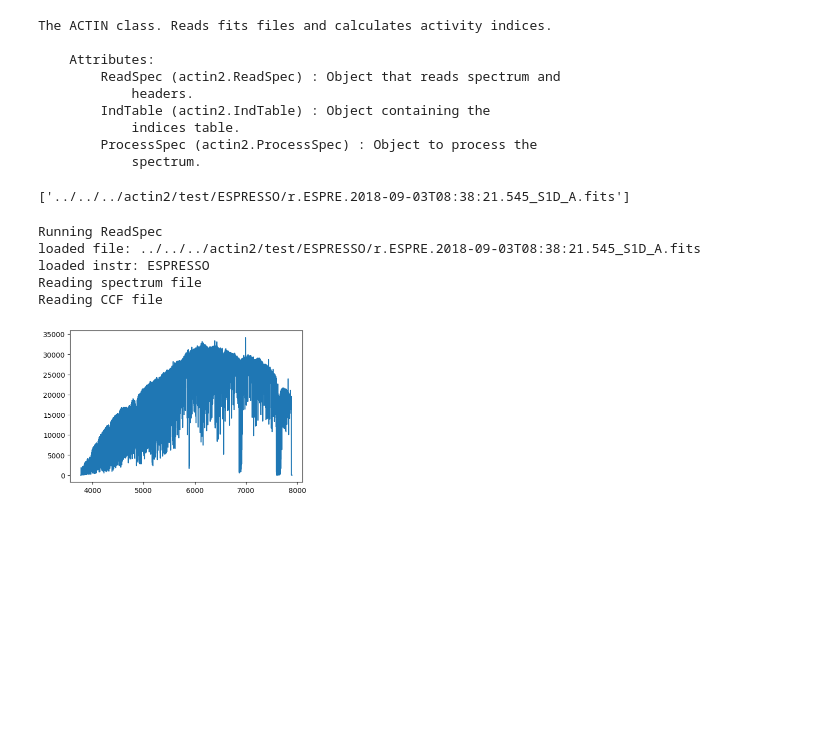
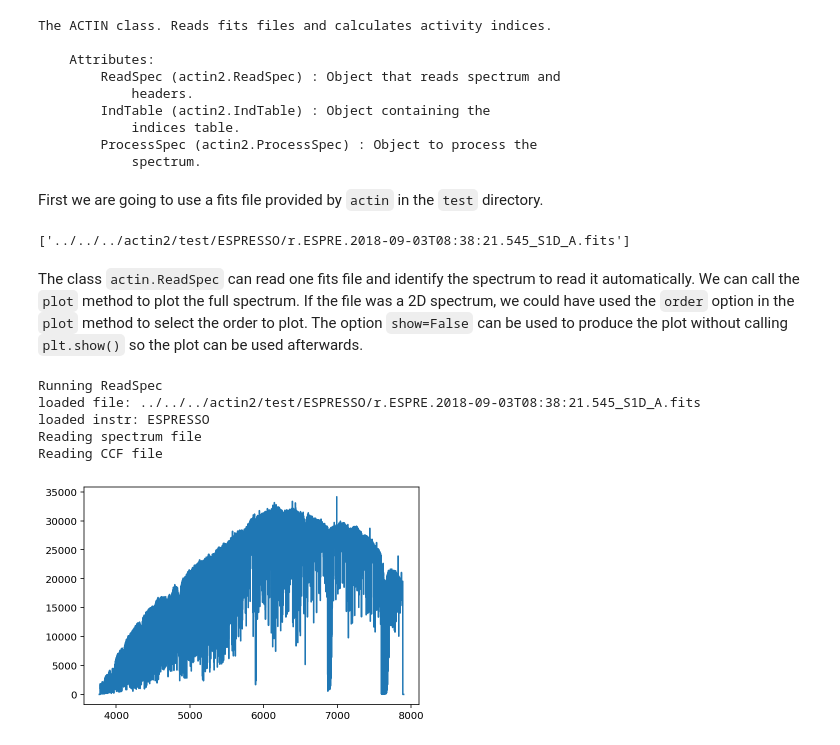
Before and after one commit to gomesdasilva/ACTIN2, a Jupyter notebook: docs/_static/notebooks/tutorial1.ipynb, the cells around one changed output. Cells and saved outputs as stored; diff of their text form; code cells hidden in the pictures; blank space fills up the shorter version.

````diff
--- a/docs/_static/notebooks/tutorial1.ipynb
+++ b/docs/_static/notebooks/tutorial1.ipynb
@@ -22,6 +19,8 @@ The ACTIN class. Reads fits files and calculates activity indices.
             indices table.
         ProcessSpec (actin2.ProcessSpec) : Object to process the
             spectrum.
+# %% [markdown]
+First we are going to use a fits file provided by `actin` in the ``test`` directory.
 # %%
 import os, glob
 files = glob.glob(os.path.join(os.pardir, os.pardir, os.pardir, "actin2/test/ESPRESSO", "*_S1D_A.fits"))
@@ -33,9 +30,12 @@ indices = ['I_CaII']
+# %% [markdown]
+The class ``actin.ReadSpec`` can read one fits file and identify the spectrum to read it automatically.
+We can call the `plot` method to plot the full spectrum. If the file was a 2D spectrum, we could have used the `order` option in the `plot` method to select the order to plot. The option ```show=False``` can be used to produce the plot without calling `plt.show()` so the plot can be used afterwards.
 # %%
-actin.ReadSpec(files[0]).plot(show=False)
+actin.ReadSpec(files[0]).plot(show=True)
 # %% [output]
 Running ReadSpec
 loaded file: ../../../actin2/test/ESPRESSO/r.ESPRE.2018-09-03T08:38:21.545_S1D_A.fits
 loaded instr: ESPRESSO
 Reading spectrum file
 Reading CCF file
-[figure, old version]
+[figure, new version]
````
Also changed, not shown: parts of 3 cells of this notebook.
